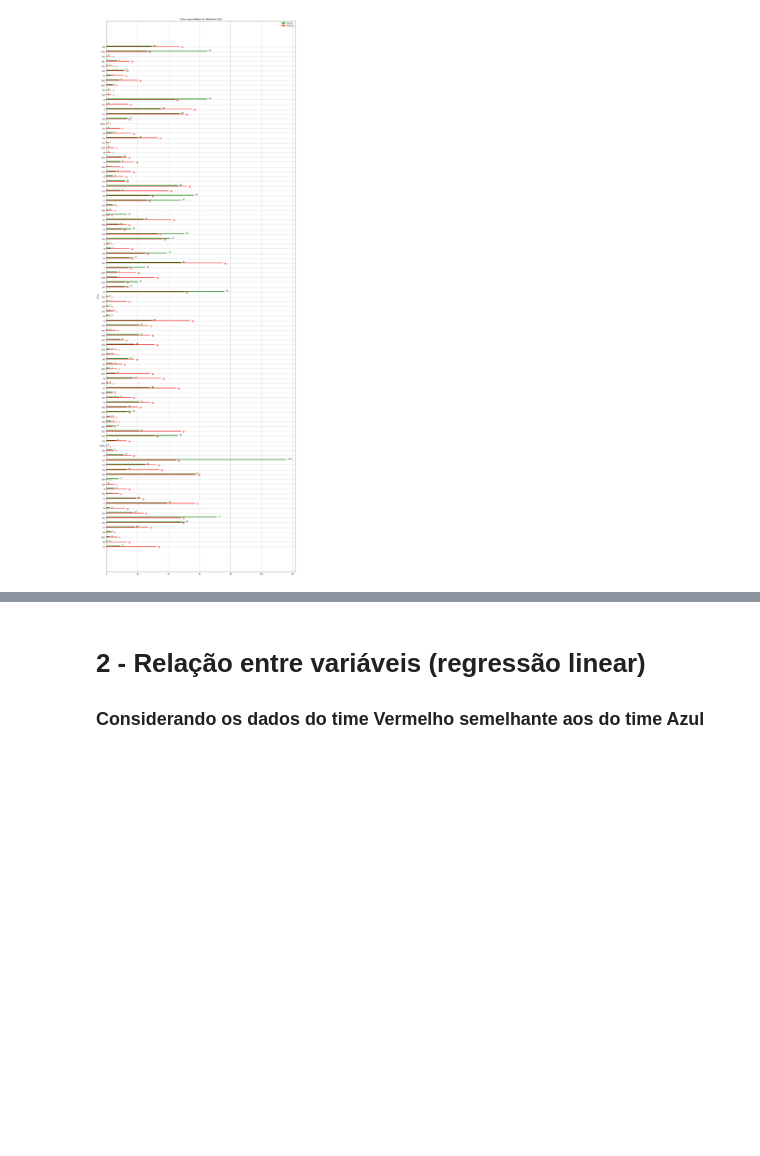
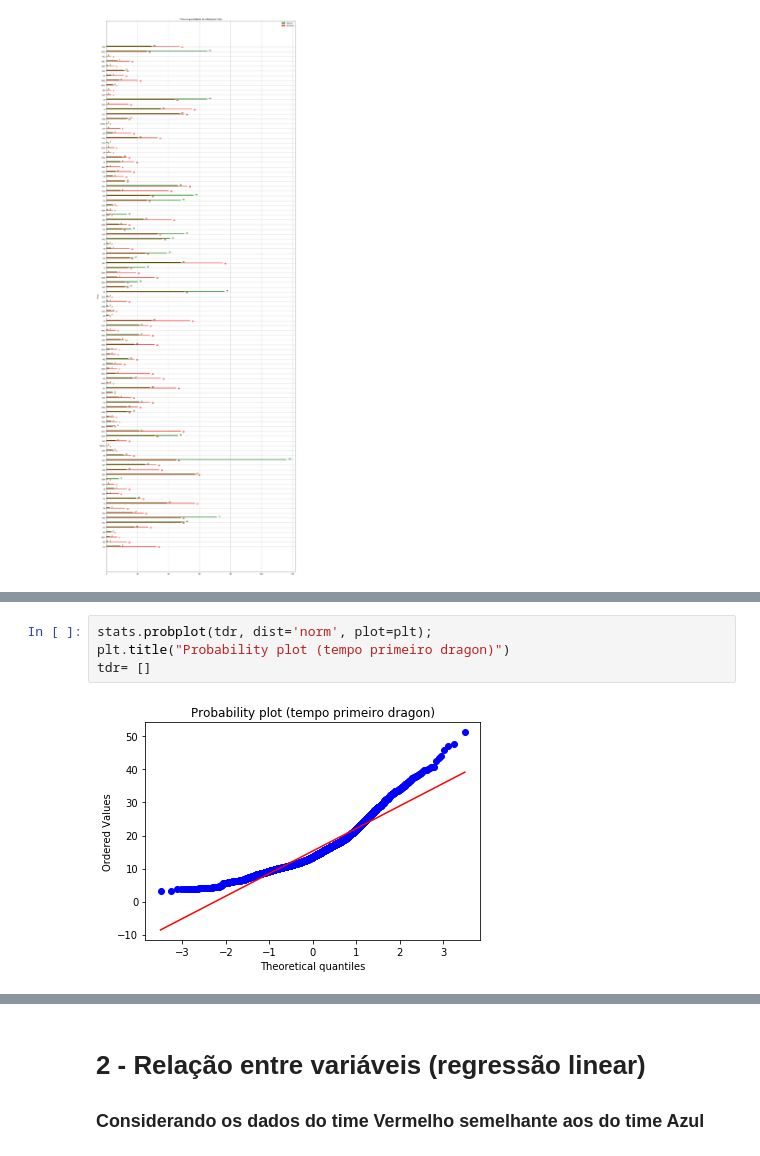
Before and after one commit to LiuSeeker/CieDados, a Jupyter notebook: Projeto 3/Proj3.ipynb, the cells around one changed output, grey strips where cells are left out. Drawn from its saved outputs; the diff is of its cells as text; blank space fills up the shorter version.

```diff
--- a/Projeto 3/Proj3.ipynb
+++ b/Projeto 3/Proj3.ipynb
@@ -284,0 +354,6 @@ plt.show()
+# %%
+stats.probplot(tdr, dist='norm', plot=plt);
+plt.title("Probability plot (tempo primeiro dragon)")
+tdr= []
+# %% [output]
+[figure, added]
```
Also changed, not shown: parts of 40 cells of this notebook, 1 other file.
